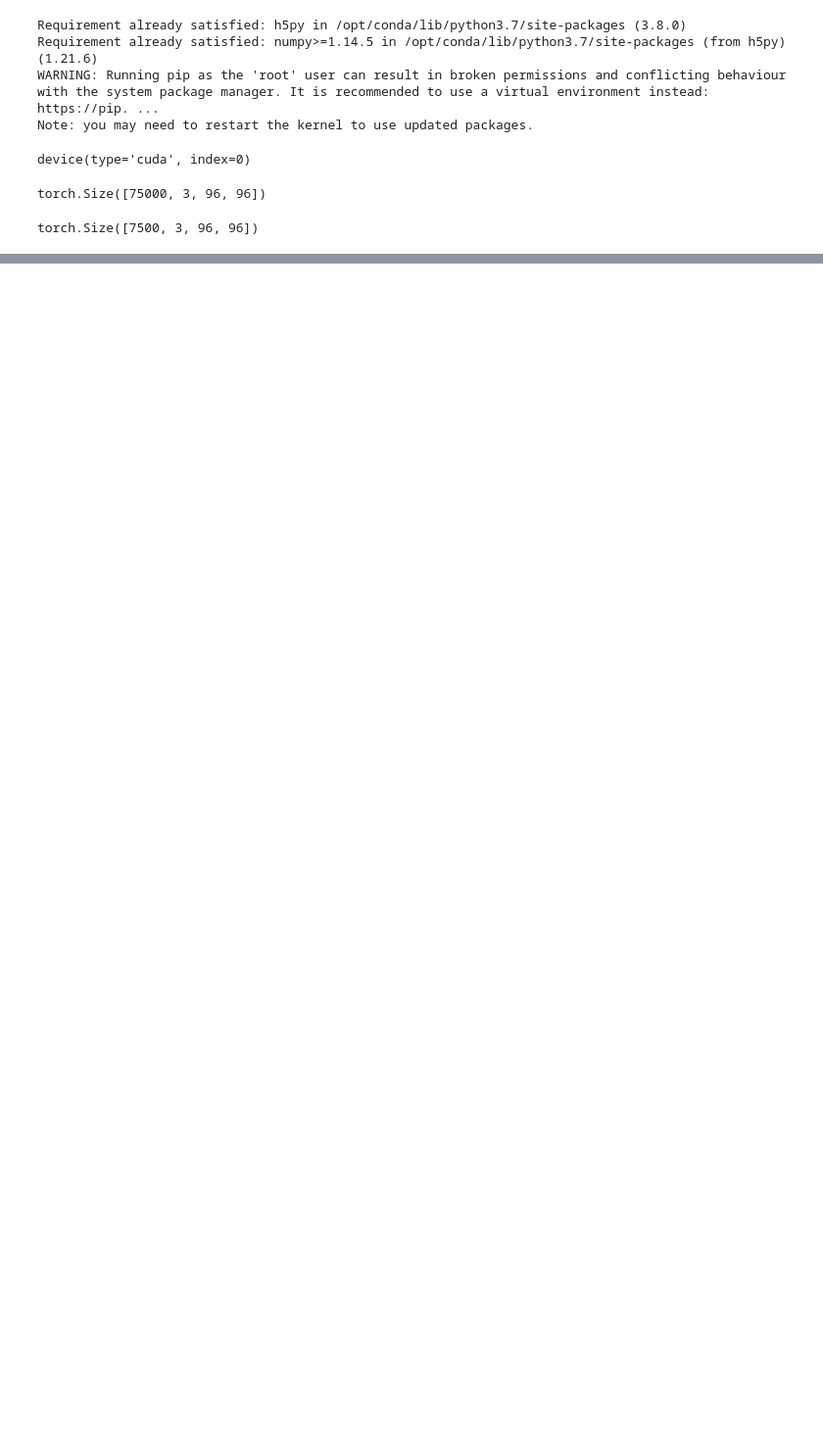
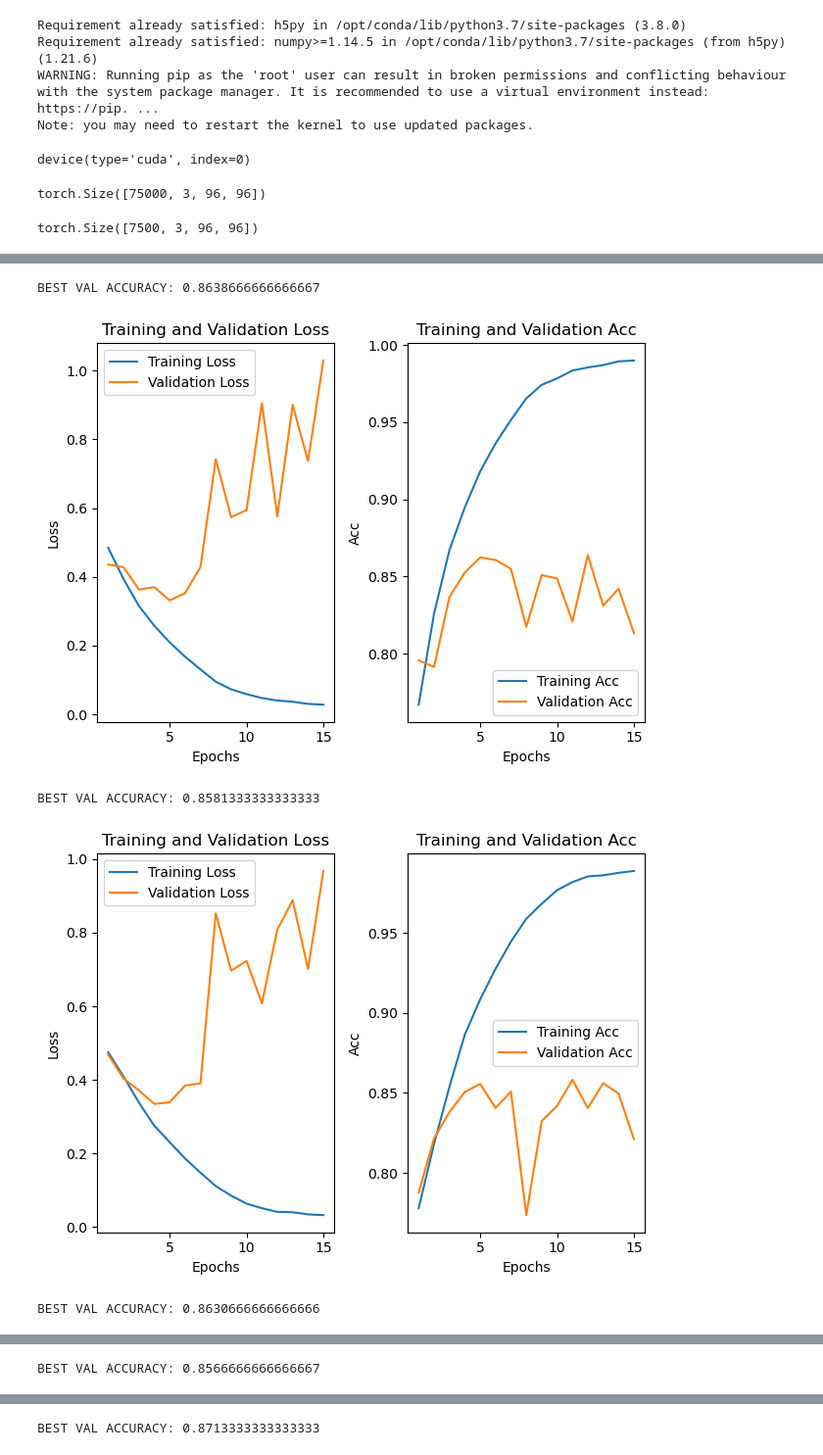
Before and after one commit to cs449w23/project-cs_get_degrees, a Jupyter notebook: CNN_rodney.ipynb, the cells around one changed output, grey strips where cells are left out. Shown at 98% size. Drawn from its saved outputs; the diff is of its cells as text; code cells hidden in the pictures; blank space fills up the shorter version.

```diff
--- a/CNN_rodney.ipynb
+++ b/CNN_rodney.ipynb
@@ -429,0 +443,11 @@ BEST VAL ACCURACY: 0.5006666666666667
+# %%
+accs_lstm = []
+for _ in range(5):
+    accs_lstm.append(train_lstm(initial_channel_size=initial_channel_size, lr=lr, epochs=epochs, dropout=dropout, verbose=False))
+print(sum(accs_lstm)/len(accs_lstm))
+# %% [output]
+BEST VAL ACCURACY: 0.8638666666666667
+[figure, added]
+BEST VAL ACCURACY: 0.8581333333333333
+[figure, added]
+BEST VAL ACCURACY: 0.8630666666666666
@@ -429,0 +455 @@ BEST VAL ACCURACY: 0.5006666666666667
+BEST VAL ACCURACY: 0.8566666666666667
@@ -429,0 +457 @@ BEST VAL ACCURACY: 0.5006666666666667
+BEST VAL ACCURACY: 0.8713333333333333
```
Also changed, not shown: parts of 8 cells of this notebook.
